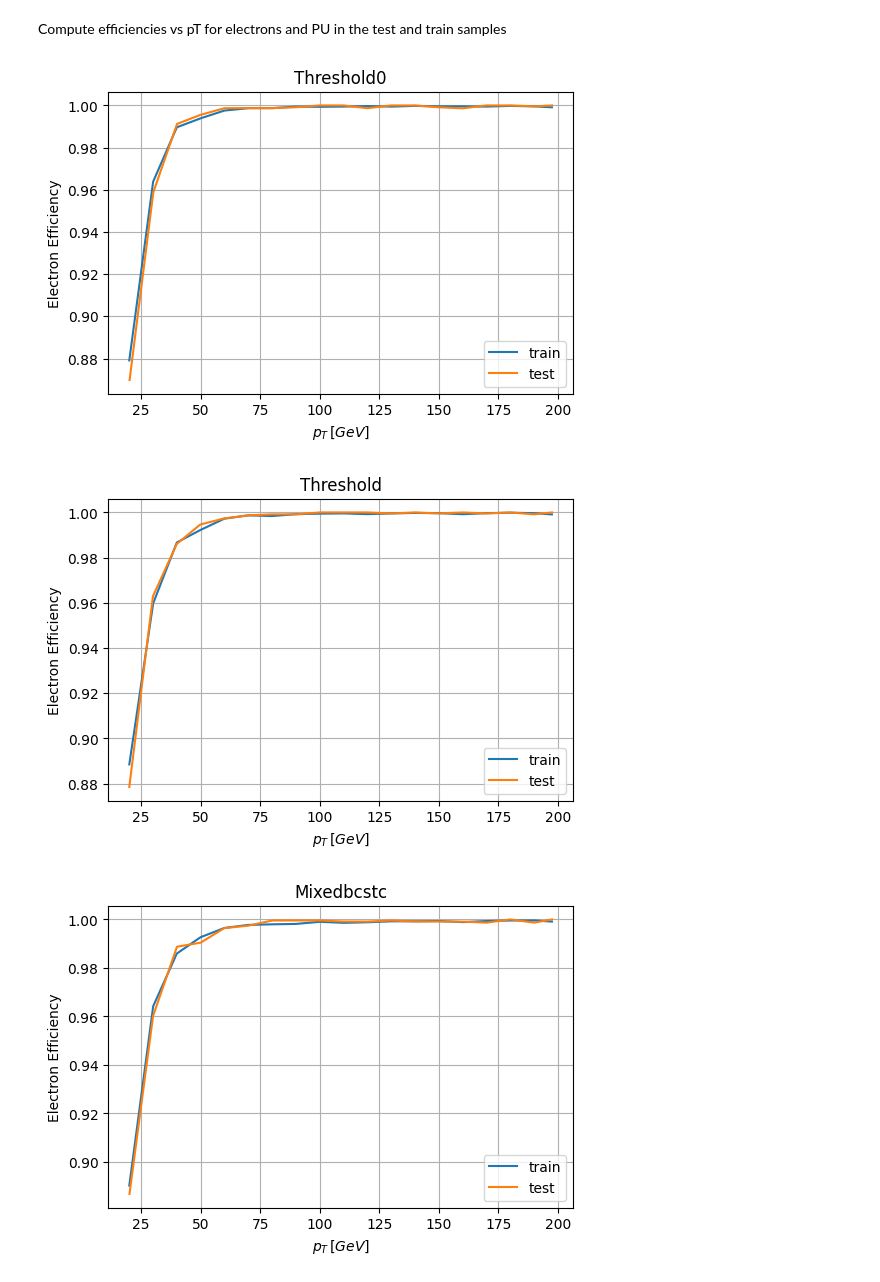
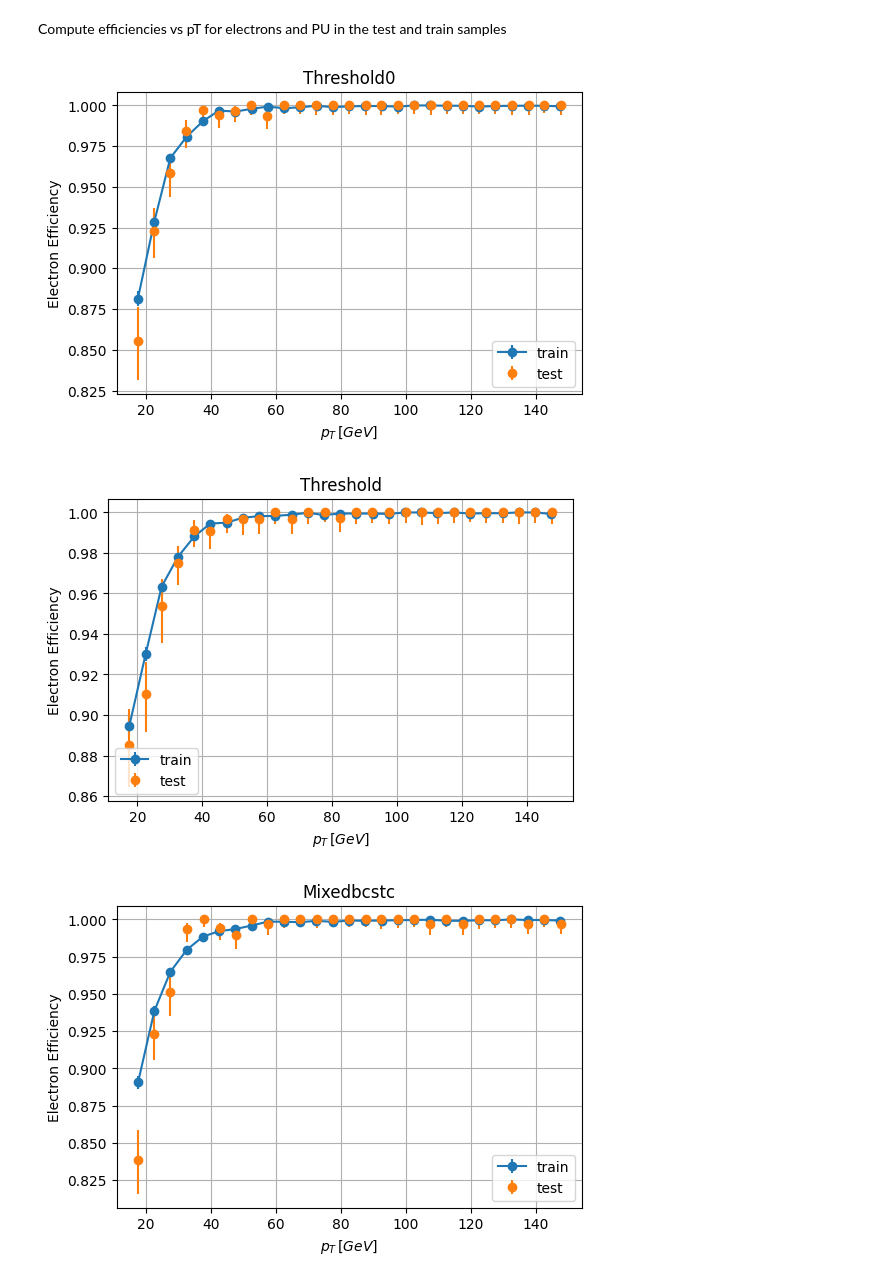
Before and after one commit to jbsauvan/ECONAutoencoderStudy, a Jupyter notebook: notebooks/electron_pu_bdt_tuning_autoencoder_210430.ipynb, the cells around one changed output. Saved outputs shown, nothing was run; the diff lists cells and outputs as text; code cells hidden in the pictures.

Commit message:
Add final BDT training and turnon notebooks

```diff
--- a/notebooks/electron_pu_bdt_tuning_autoencoder_210430.ipynb
+++ b/notebooks/electron_pu_bdt_tuning_autoencoder_210430.ipynb
@@ -39,7 +40,8 @@ Selection cuts (in addition to those already applied before):
 
 Additionally label electrons and positrons as `1` and PU clusters as `0`
 # %%
-ptcut=15
+ptmin=15
+ptmax=150
 etamin=1.6
 etamax=2.9
 algos_dfs = {}
@@ -51,7 +53,9 @@ for fe,files in algo_files.items():
         store = pd.HDFStore(file, mode='r')
         df = store[name]
         store.close()
-        sel = df['genpart_pt']>ptcut
+        sel = df['genpart_pt']>ptmin
+        df = df[sel]
+        sel = df['genpart_pt']<ptmax
         df = df[sel]
         sel = np.abs(df['genpart_exeta'])>etamin
         df = df[sel]
@@ -66,8 +70,12 @@ for fe,files in algo_files.items():
         df = store[fe]
         store.close()
         df['genpart_pid'] = 0
+        sel = np.abs(df['cl3d_eta'])>etamin
+        df = df[sel]
+        sel = np.abs(df['cl3d_eta'])<etamax
+        df = df[sel]
         dfs.append(df)
-    algos_dfs[fe] = pd.concat(dfs).reset_index()
+    algos_dfs[fe] = pd.concat(dfs)
 # %%
 for name,df in algos_dfs.items():
     df['cl3d_abseta'] = np.abs(df.cl3d_eta)
@@ -152,7 +161,7 @@ class MyCallback():
 params0 = {}
 params0['nthread'] = 5  # limit number of threads to 5
 params0['learning_rate'] = 0.05 # initial learning rate
-params0['max_depth'] = 3  # maximum depth of a tree
+params0['max_depth'] = 4  # maximum depth of a tree
 params0['subsample'] = 0.8 # fraction of events to train tree on
 params0['colsample_bytree'] = 0.8 # fraction of features to train tree on
 params0['n_estimators'] = 100
@@ -777,7 +786,7 @@ dfs_pu = {}
 for name,df in algos_dfs.items():
     df_ele = df.query('genpart_pid==1')
     df_pu = df.query('genpart_pid==0')
-    df_ele['genpart_pt_bin'] = ((df_ele.genpart_pt - 15)/10).astype('int32')
+    df_ele['genpart_pt_bin'] = ((df_ele.genpart_pt - 15)/5).astype('int32')
     df_pu['cl3d_pt_corr_bin'] = ((df_pu.cl3d_pt_corr - 20)/20).astype('int32')
     dfs_ele[name] = df_ele
     dfs_pu[name] = df_pu
@@ -845,16 +854,18 @@ for name,df in dfs_pu.items():
 # %%
 for name, df_train in signaleff_vs_pt_train.items():
     df_test = signaleff_vs_pt_test[name]
     plt.figure(dpi=100)
-    plt.plot(df_train.genpart_pt, df_train.efficiency, label='train')
-    plt.plot(df_test.genpart_pt, df_test.efficiency, label='test')
+    plt.errorbar(df_train.genpart_pt, df_train.efficiency, yerr=df_train[['eff_errdo', 'eff_errup']].to_numpy().T,
+                 label='train', marker='o', ls='-')
+    plt.errorbar(df_test.genpart_pt, df_test.efficiency, yerr=df_test[['eff_errdo', 'eff_errup']].to_numpy().T,
+                 label='test', marker='o', ls='')
     plt.xlabel(r'$p_{T}\,[GeV]$')
     plt.ylabel('Electron Efficiency')
     plt.grid()
     plt.title(name)
     plt.legend()
     plt.show()
 # %% [output]
-[figure, old version]
+[figure, new version]
-[figure, old version]
+[figure, new version]
-[figure, old version]
+[figure, new version]
```
Also changed, not shown: parts of 15 cells of this notebook, 2 other files.
